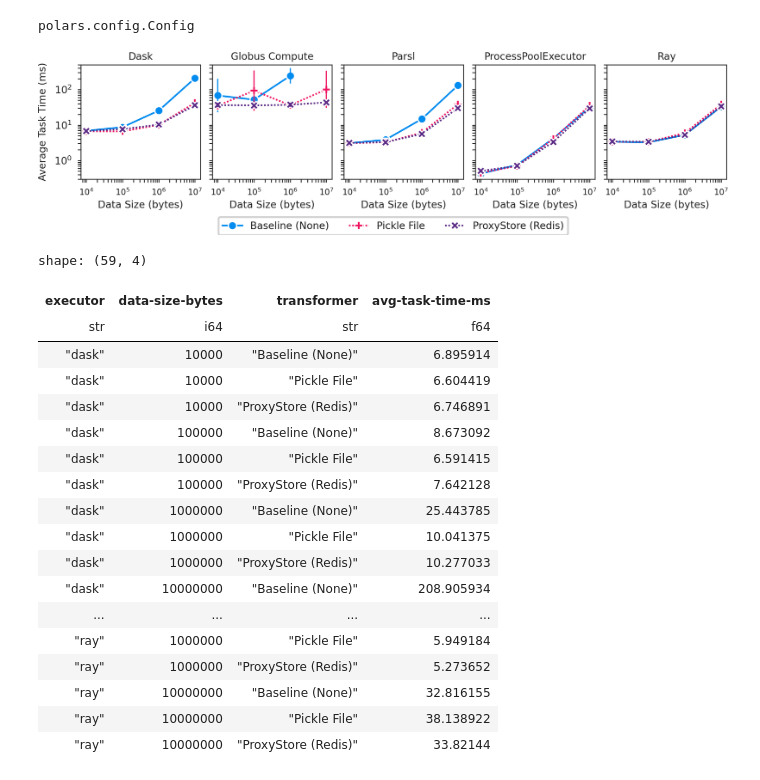
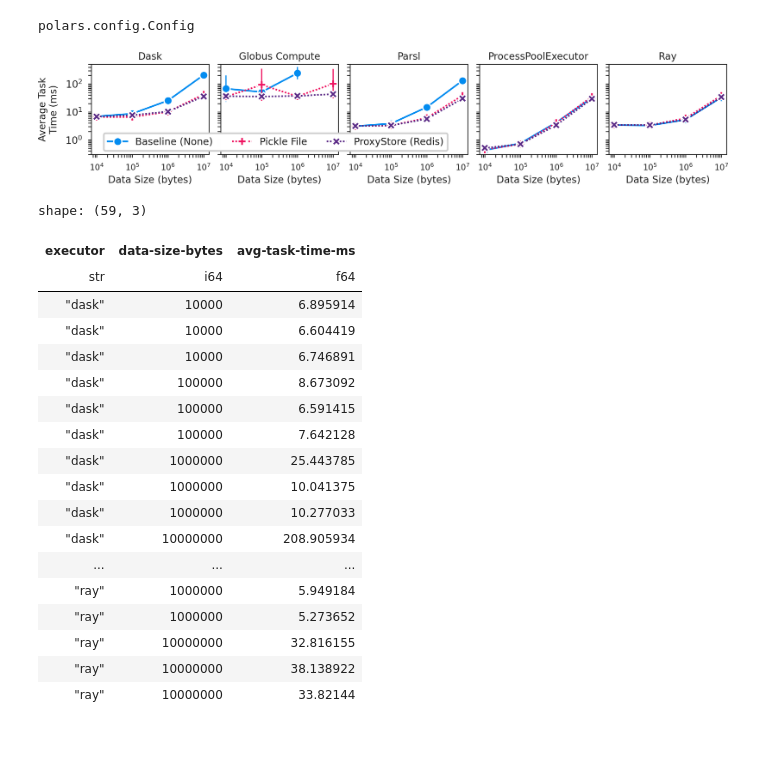
Before and after one commit to proxystore/escience24-evaluation, a Jupyter notebook: notebooks/2-data.ipynb, the cells around one changed output. Drawn from its saved outputs; the diff is of its cells as text; code cells hidden in the pictures; blank space fills up the shorter version.

```diff
--- a/notebooks/2-data.ipynb
+++ b/notebooks/2-data.ipynb
@@ -139,56 +139,57 @@ for x in range(cols):
         x='data-size-bytes',
         hue='transformer',
         style='transformer',
         errorbar='sd',
         err_style='bars',
         palette=colors,
         dashes=dashes,
         markers=markers,
         linewidth=1,
         markersize=5,
     )
     ax.set_yscale('log')
     ax.set_xscale('log')
     ax.set_title(names[executor], pad=3)
-    ax.set_ylabel('Average Task Time (ms)')
+    ax.set_ylabel('Average Task\nTime (ms)')
     ax.tick_params(axis='x', labelsize=5)
     ax.set_xlabel('Data Size (bytes)', labelpad=2)
 
     # ax.set_yticks(range(len(executors)))
     # ax.set_yticklabels([names[name] for name in executors])
     # l, r = ax.get_xlim()
     # ax.set_xlim(l * 1.05, r * 1.05)
 
     handles, labels = ax.get_legend_handles_labels()
-    fig.legend(handles, labels, loc='lower center', ncols=3, bbox_to_anchor=(0.5, -0.3))
+    fig.legend(handles, labels, loc='lower center', ncols=3, bbox_to_anchor=(0.35, 0.1))
+    # fig.legend(handles, labels, loc='lower center', ncols=3, bbox_to_anchor=(0.5, -0.4))
     ax.get_legend().remove()
     ax.set_ylim([0.3, 500])
 
 # TODO: baseline as black dashed line, change colors, use markers with stdev
 plt.subplots_adjust(wspace=0.1, hspace=0.5)
-fig.set_size_inches(7, 1.25)
+fig.set_size_inches(7, 1)
 plt.savefig('../figures/data-transformers.pdf', pad_inches=0.05)
 # %% [output]
-[figure, old version]
+[figure, new version]
 # %%
 data.group_by(['app', 'executor', 'transformer', 'data-size-bytes']).mean().sort('app', 'executor', 'data-size-bytes', 'transformer').select('executor', 'data-size-bytes', 'avg-task-time-ms')
 # %% [output]
-shape: (59, 4)
+shape: (59, 3)
-| executor | data-size-bytes | transformer | avg-task-time-ms |
-| str | i64 | str | f64 |
-| "dask" | 10000 | "Baseline (None)" | 6.895914 |
-| "dask" | 10000 | "Pickle File" | 6.604419 |
-| "dask" | 10000 | "ProxyStore (Redis)" | 6.746891 |
-| "dask" | 100000 | "Baseline (None)" | 8.673092 |
-| "dask" | 100000 | "Pickle File" | 6.591415 |
-| "dask" | 100000 | "ProxyStore (Redis)" | 7.642128 |
-| "dask" | 1000000 | "Baseline (None)" | 25.443785 |
-| "dask" | 1000000 | "Pickle File" | 10.041375 |
-| "dask" | 1000000 | "ProxyStore (Redis)" | 10.277033 |
-| "dask" | 10000000 | "Baseline (None)" | 208.905934 |
-| ... | ... | ... | ... |
-| "ray" | 1000000 | "Pickle File" | 5.949184 |
-| "ray" | 1000000 | "ProxyStore (Redis)" | 5.273652 |
-| "ray" | 10000000 | "Baseline (None)" | 32.816155 |
-| "ray" | 10000000 | "Pickle File" | 38.138922 |
-| "ray" | 10000000 | "ProxyStore (Redis)" | 33.82144 |
+| executor | data-size-bytes | avg-task-time-ms |
+| str | i64 | f64 |
+| "dask" | 10000 | 6.895914 |
+| "dask" | 10000 | 6.604419 |
+| "dask" | 10000 | 6.746891 |
+| "dask" | 100000 | 8.673092 |
+| "dask" | 100000 | 6.591415 |
+| "dask" | 100000 | 7.642128 |
+| "dask" | 1000000 | 25.443785 |
+| "dask" | 1000000 | 10.041375 |
+| "dask" | 1000000 | 10.277033 |
+| "dask" | 10000000 | 208.905934 |
+| ... | ... | ... |
+| "ray" | 1000000 | 5.949184 |
+| "ray" | 1000000 | 5.273652 |
+| "ray" | 10000000 | 32.816155 |
+| "ray" | 10000000 | 38.138922 |
+| "ray" | 10000000 | 33.82144 |
```
Also changed, not shown: 7 other files.
